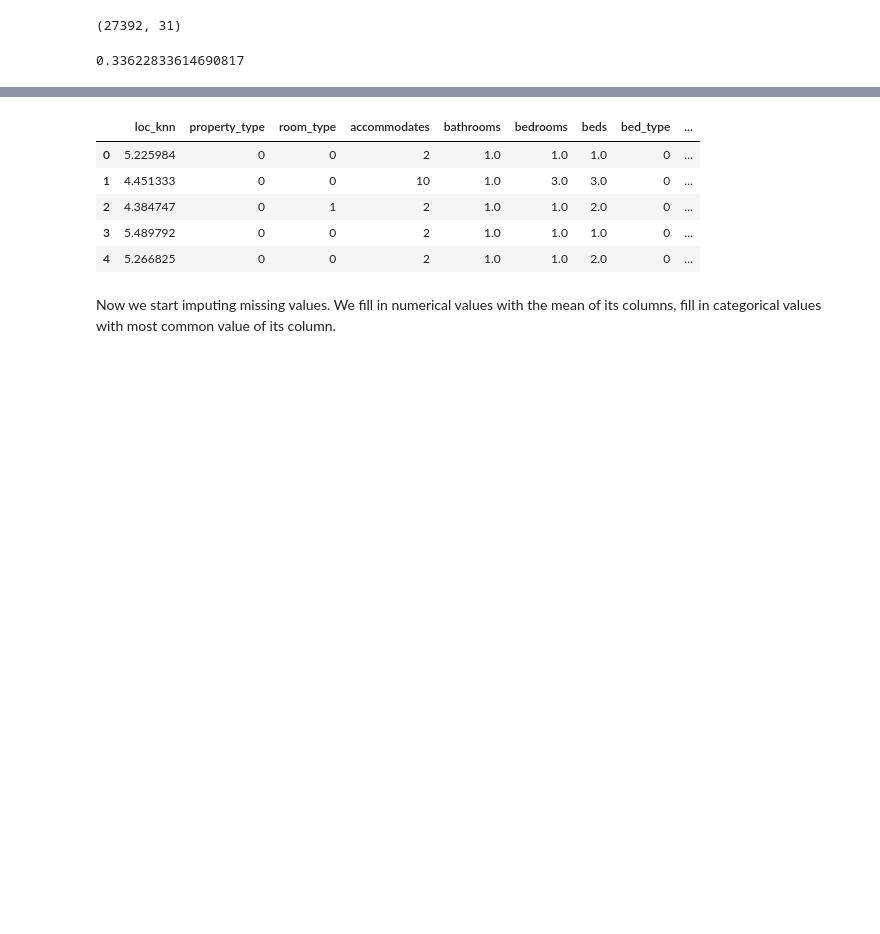
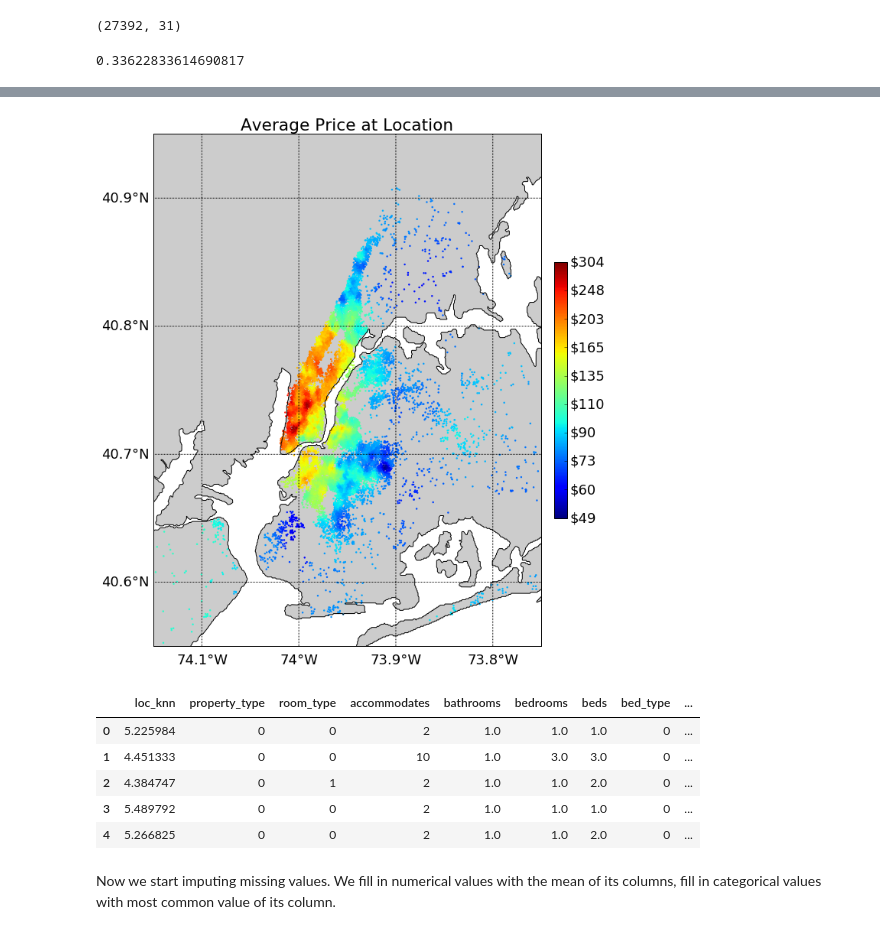
Before and after one commit to xwang146/cs109-airbnb-13, a Jupyter notebook: locationcluster.ipynb, the cells around one changed output, grey strips where cells are left out. Drawn from its saved outputs; the diff is of its cells as text; code cells hidden in the pictures; blank space fills up the shorter version.

Commit message:
Adding map of prices with basemap package

```diff
--- a/locationcluster.ipynb
+++ b/locationcluster.ipynb
@@ -81,3 +81,34 @@ cbar.ax.set_yticklabels(["$" + str(p) for p in price_range]);
+# %%
+from mpl_toolkits.basemap import Basemap
+
+plt.figure(figsize=(10, 12))
+
+# setup mercator map projection
+# run with low resolution 'l' to debug faster
+m = Basemap(llcrnrlon=-74.15,llcrnrlat=40.55,
+            urcrnrlon=-73.75,urcrnrlat=40.95,
+            resolution='f',projection='merc')
+
+# draw map
+m.drawcoastlines()
+m.fillcontinents(zorder=0)
+
+# draw parallels and meridians
+m.drawparallels(np.arange(40, 41, 0.1), labels=[1, 0, 0, 1])
+m.drawmeridians(np.arange(-74.5, -73.5, 0.1), labels=[1, 0, 0, 1])
+
+# draw locations
+x, y = m(df["longitude"].as_matrix(), df["latitude"].as_matrix())
+m.scatter(x, y, c=df["loc_knn"], s=6, edgecolors='none')
+
+# title and colorbar
+plt.title("Average Price at Location")
+log_price_range = np.linspace(np.min(df["loc_knn"]), np.max(df["loc_knn"]), 10)
+cbar = plt.colorbar(ticks=log_price_range, fraction=0.03, pad=0.03)
+price_range = np.round(np.exp(log_price_range)).astype(np.int)
+cbar.ax.set_yticklabels(["$" + str(p) for p in price_range]);
+# %% [output]
+[figure, added]
 # %%
 #Feature Extraction:
 #Use the features we decided last time
```
Also changed, not shown: parts of 1 cell of this notebook.
